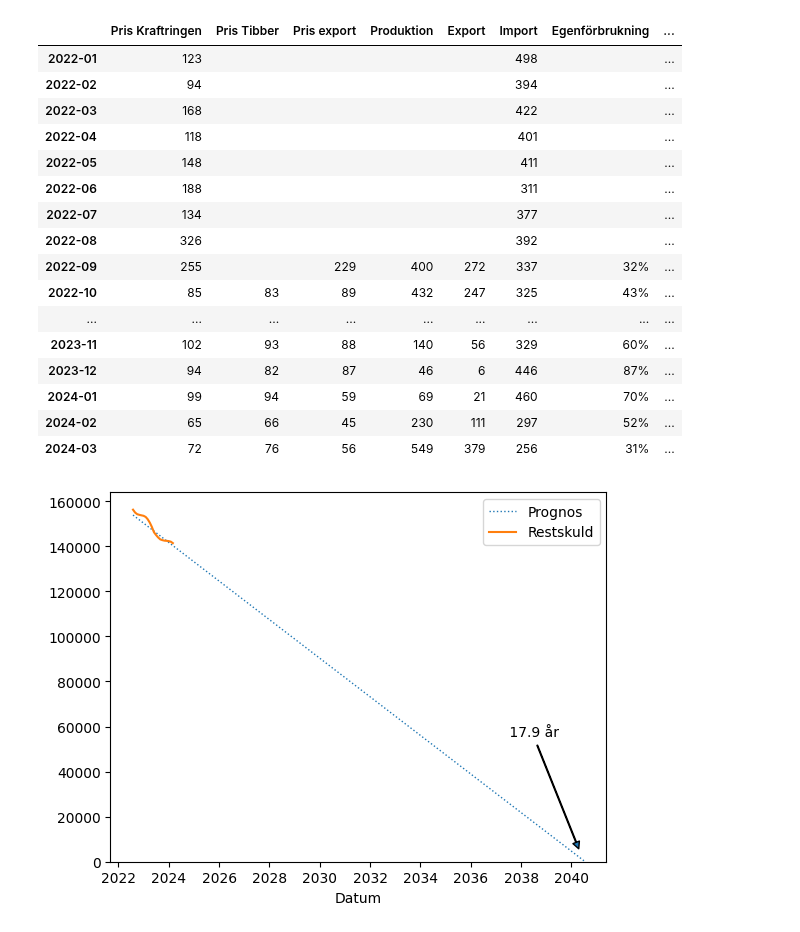
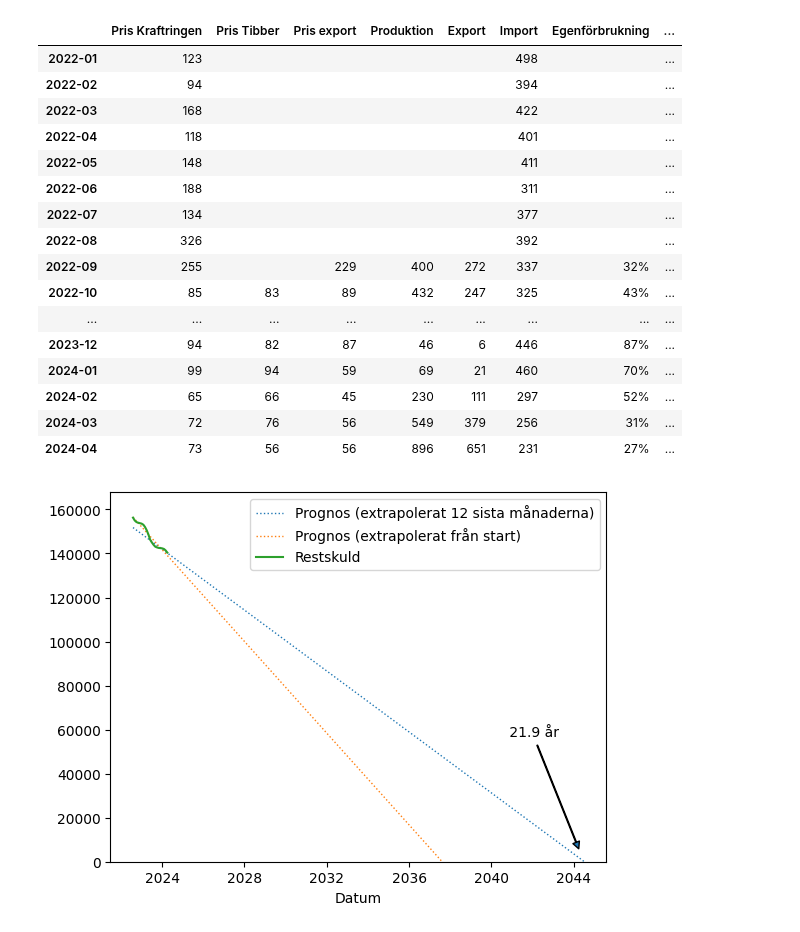
Before and after one commit to frolswe/sol, a Jupyter notebook: solceller.ipynb, the cells around one changed output. Cells and saved outputs as stored; diff of their text form; code cells hidden in the pictures.

```diff
--- a/solceller.ipynb
+++ b/solceller.ipynb
@@ -8,6 +8,7 @@
 # Alla priser utan moms.
 data = {
     # Månad,    Produktion (kWh), Import (kWh), Export (kWh), Pris export (öre/kWh), Pris Tibber (öre/kWh), Pris Kraftringen (öre/kWh)
+    "2024-04": [          896   ,      230.86 ,      650.512,                55.55,                  55.78, 91.26/1.25                ],
     "2024-03": [          549   ,      255.903,      378.752,                55.74,                  75.72, 90.32/1.25                ],
     "2024-02": [          230   ,      296.75 ,      110.722,                44.70,                  65.59, 81.74/1.25                ],
     "2024-01": [           69.21,      460.218,       20.757,                59.48,                  94.07, 123.68/1.25               ],
@@ -199,44 +200,50 @@ df.style \
 | 2022-09 | 255 |  | 229 | 400 | 272 | 337 | 32% | ... |
 | 2022-10 | 85 | 83 | 89 | 432 | 247 | 325 | 43% | ... |
 | ... | ... | ... | ... | ... | ... | ... | ... | ... |
-| 2023-11 | 102 | 93 | 88 | 140 | 56 | 329 | 60% | ... |
 | 2023-12 | 94 | 82 | 87 | 46 | 6 | 446 | 87% | ... |
 | 2024-01 | 99 | 94 | 59 | 69 | 21 | 460 | 70% | ... |
 | 2024-02 | 65 | 66 | 45 | 230 | 111 | 297 | 52% | ... |
 | 2024-03 | 72 | 76 | 56 | 549 | 379 | 256 | 31% | ... |
+| 2024-04 | 73 | 56 | 56 | 896 | 651 | 231 | 27% | ... |
 # %%
 # Visualisera restskuld.
 
 import matplotlib as mpl
 import matplotlib.pyplot as plt
 
 dfr = pd.DataFrame(df.loc["2022-08":, "Restskuld"])
 t = [t.timestamp() for t in dfr.index]
 line = np.polyfit(t[-12:], dfr["Restskuld"].values[-12:], 1)
+linetot = np.polyfit(t, dfr["Restskuld"], 1)
 zero = pd.to_datetime(-line[1] / line[0], unit="s").to_period("M").to_timestamp()
 
 dfr.loc[dfr.index[0], "Prognos"] = 0.0
 dfr.loc[zero, "Prognos"] = 0.0
 for t in dfr.index:
     dfr.loc[t, "Prognos"] = line[1] + line[0]*t.timestamp()
+dfr.loc[dfr.index[0], "Prognostot"] = 0.0
+dfr.loc[zero, "Prognostot"] = 0.0
+for t in dfr.index:
+    dfr.loc[t, "Prognostot"] = linetot[1] + linetot[0]*t.timestamp()
 
 fig, ax = plt.subplots()
 
-ax.plot(dfr["Prognos"], label="Prognos", linewidth=1, linestyle=":")
+ax.plot(dfr["Prognos"], label="Prognos (extrapolerat 12 sista månaderna)", linewidth=1, linestyle=":")
+ax.plot(dfr["Prognostot"], label="Prognos (extrapolerat från start)", linewidth=1, linestyle=":")
 ax.plot(dfr["Restskuld"], label="Restskuld")
 
 ax.set_xlabel("Datum")
 ax.legend()
 ax.set_ylim(bottom=0)
 _ = ax.annotate(f"{(zero - dfr.index[0]).total_seconds() / 3600 / 24 / 365.25 : .3n} år",
                 va = "center", ha="center",
                 xy=(zero, 0), xytext=(0.85, .35), textcoords="axes fraction")
 _ = ax.annotate("",
                 va = "center", ha="center",
                 xy=(zero, 0), xytext=(0.85, .35), textcoords="axes fraction",
                 arrowprops=dict(width=0.5, headwidth=5, headlength=5, shrink=0.1))
 # %% [output]
-[figure, old version]
+[figure, new version]
 # %%
 # Visualisera produktion och resultat per månad.
 
```
Also changed, not shown: parts of 2 cells of this notebook.
